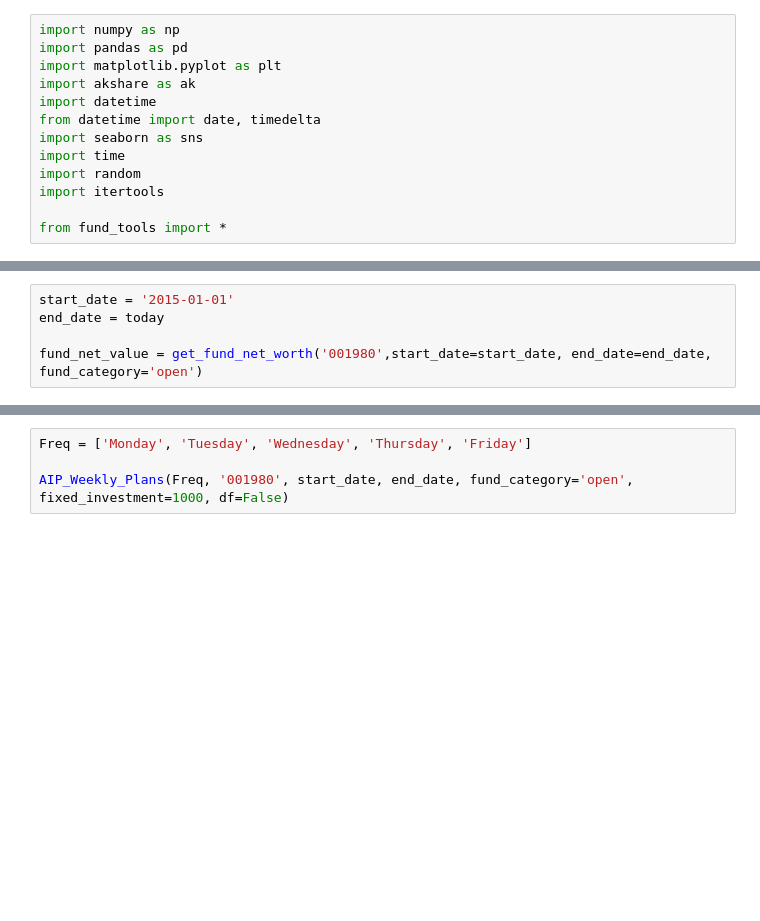
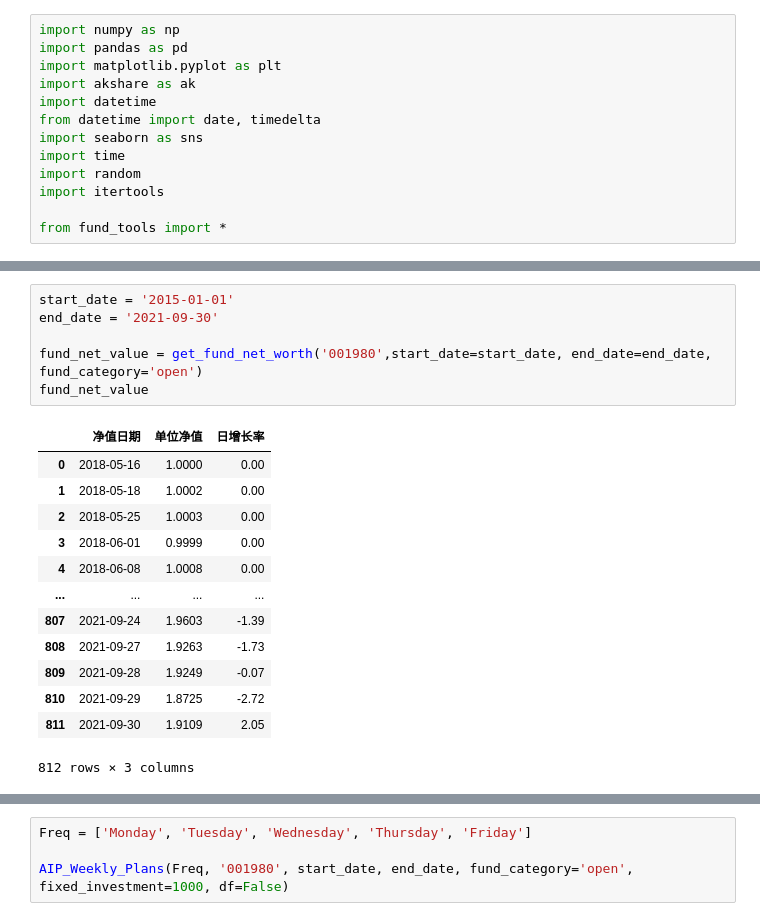
Before and after one commit to Seaaann/MyQuantReserch, a Jupyter notebook: Funds/定投回测.ipynb, the cells around one changed output, grey strips where cells are left out. Cells and saved outputs as stored; diff of their text form; blank space fills up the shorter version.

```diff
--- a/Funds/定投回测.ipynb
+++ b/Funds/定投回测.ipynb
@@ -25,6 +25,21 @@ Today: 2021-09-30
 Start: 2021-09-27
 # %%
 start_date = '2015-01-01'
-end_date = today
+end_date = '2021-09-30'
 
 fund_net_value = get_fund_net_worth('001980',start_date=start_date, end_date=end_date, fund_category='open')
+fund_net_value
+# %% [output]
+|  | 净值日期 | 单位净值 | 日增长率 |
+| 0 | 2018-05-16 | 1.0000 | 0.00 |
+| 1 | 2018-05-18 | 1.0002 | 0.00 |
+| 2 | 2018-05-25 | 1.0003 | 0.00 |
+| 3 | 2018-06-01 | 0.9999 | 0.00 |
+| 4 | 2018-06-08 | 1.0008 | 0.00 |
+| ... | ... | ... | ... |
+| 807 | 2021-09-24 | 1.9603 | -1.39 |
+| 808 | 2021-09-27 | 1.9263 | -1.73 |
+| 809 | 2021-09-28 | 1.9249 | -0.07 |
+| 810 | 2021-09-29 | 1.8725 | -2.72 |
+| 811 | 2021-09-30 | 1.9109 | 2.05 |
+812 rows × 3 columns
```
Also changed, not shown: parts of 28 cells of this notebook, 1 other file.
